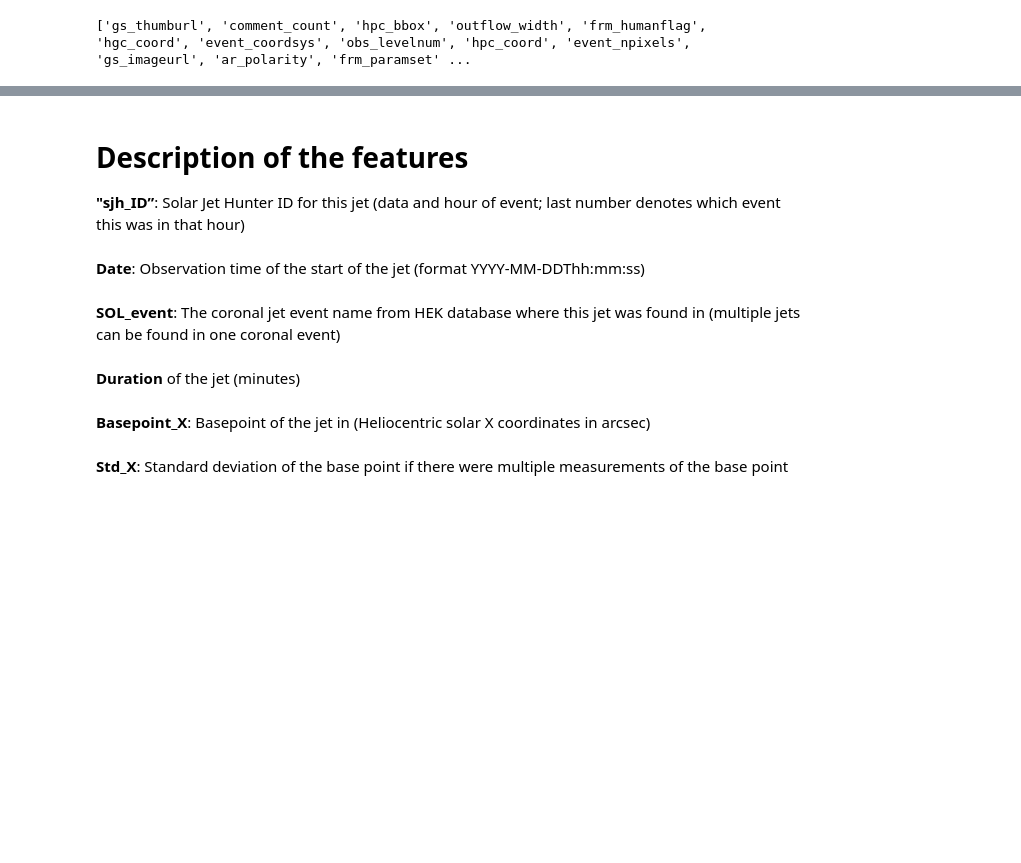
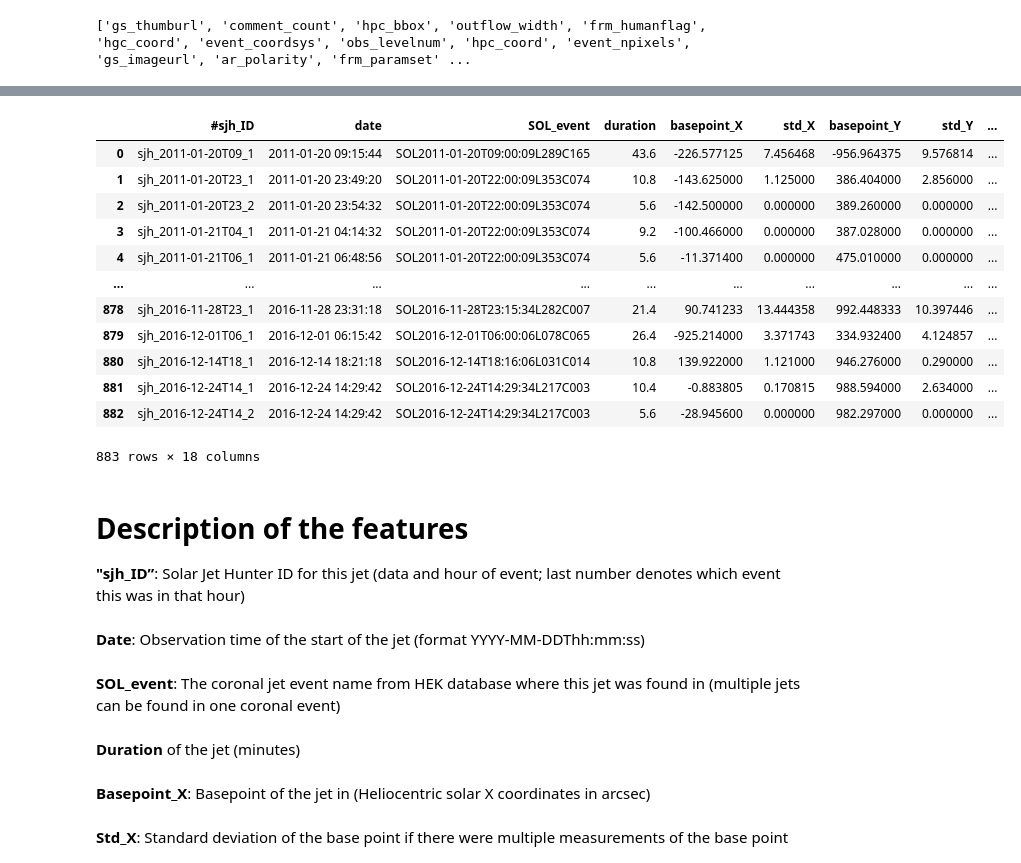
Before and after one commit to CS-433/ml-project-2-jac, a Jupyter notebook: data.ipynb, the cells around one changed output, grey strips where cells are left out. Cells and saved outputs as stored; diff of their text form; code cells hidden in the pictures; blank space fills up the shorter version.

```diff
--- a/data.ipynb
+++ b/data.ipynb
@@ -164,3 +208,38 @@ results_df_unique
+# %%
+"""
+Compare each time chunk of split_df (HEK CJ events) and the original csv
+
+"""
+
+# Add a new column to our .csv containing the endtime of each event
+csv_df = data.copy()
+csv_df['date'] = pd.to_datetime(csv_df['date'])
+
+# Calculate the end time and add a new column 'End_Time'
+csv_df['end_time'] = csv_df['date'] + pd.to_timedelta(csv_df['duration'], unit='m')
+csv_df
+
+""" TO DO
+- for each SOL_event, compare time intervals from split_df and csv_df
+=> convert starttime and endtime of csv_df to intervals using pd.interval('starttime', 'endtime')
+=> check for overlap by comparing each start_time and end_time from split_df with the jet interval (use interval.right and interval.left)
+- use boolean indexing to index the intervals in split_df that do not overlap
+- use those the fetch images
+"""
+# %% [output]
+|  | #sjh_ID | date | SOL_event | duration | basepoint_X | std_X | basepoint_Y | std_Y | ... |
+| 0 | sjh_2011-01-20T09_1 | 2011-01-20 09:15:44 | SOL2011-01-20T09:00:09L289C165 | 43.6 | -226.577125 | 7.456468 | -956.964375 | 9.576814 | ... |
+| 1 | sjh_2011-01-20T23_1 | 2011-01-20 23:49:20 | SOL2011-01-20T22:00:09L353C074 | 10.8 | -143.625000 | 1.125000 | 386.404000 | 2.856000 | ... |
+| 2 | sjh_2011-01-20T23_2 | 2011-01-20 23:54:32 | SOL2011-01-20T22:00:09L353C074 | 5.6 | -142.500000 | 0.000000 | 389.260000 | 0.000000 | ... |
+| 3 | sjh_2011-01-21T04_1 | 2011-01-21 04:14:32 | SOL2011-01-20T22:00:09L353C074 | 9.2 | -100.466000 | 0.000000 | 387.028000 | 0.000000 | ... |
+| 4 | sjh_2011-01-21T06_1 | 2011-01-21 06:48:56 | SOL2011-01-20T22:00:09L353C074 | 5.6 | -11.371400 | 0.000000 | 475.010000 | 0.000000 | ... |
+| ... | ... | ... | ... | ... | ... | ... | ... | ... | ... |
+| 878 | sjh_2016-11-28T23_1 | 2016-11-28 23:31:18 | SOL2016-11-28T23:15:34L282C007 | 21.4 | 90.741233 | 13.444358 | 992.448333 | 10.397446 | ... |
+| 879 | sjh_2016-12-01T06_1 | 2016-12-01 06:15:42 | SOL2016-12-01T06:00:06L078C065 | 26.4 | -925.214000 | 3.371743 | 334.932400 | 4.124857 | ... |
+| 880 | sjh_2016-12-14T18_1 | 2016-12-14 18:21:18 | SOL2016-12-14T18:16:06L031C014 | 10.8 | 139.922000 | 1.121000 | 946.276000 | 0.290000 | ... |
+| 881 | sjh_2016-12-24T14_1 | 2016-12-24 14:29:42 | SOL2016-12-24T14:29:34L217C003 | 10.4 | -0.883805 | 0.170815 | 988.594000 | 2.634000 | ... |
+| 882 | sjh_2016-12-24T14_2 | 2016-12-24 14:29:42 | SOL2016-12-24T14:29:34L217C003 | 5.6 | -28.945600 | 0.000000 | 982.297000 | 0.000000 | ... |
+883 rows × 18 columns
 # %% [markdown]
 <h1>Description of the features</h1>
 
```
Also changed, not shown: parts of 2 cells of this notebook.
